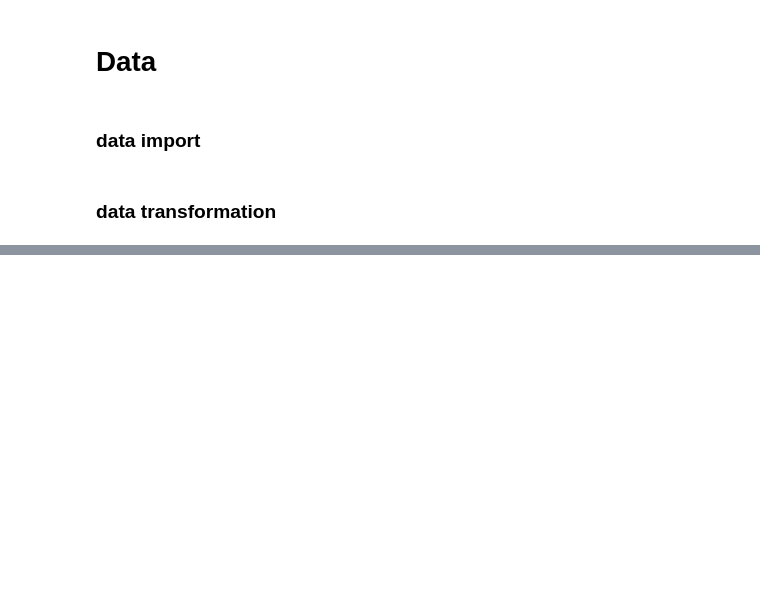
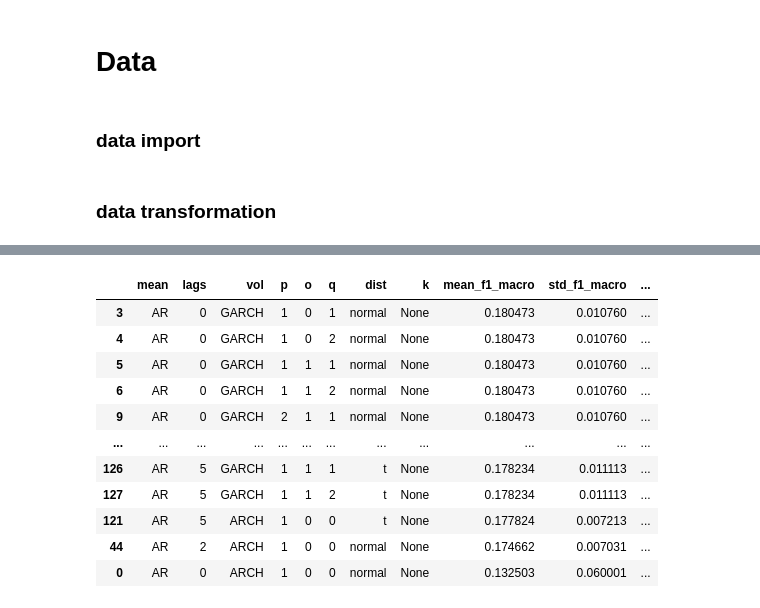
Before and after one commit to szm4c/market-regime-classification, a Jupyter notebook: notebooks/03_arma_garch_exploration.ipynb, the cells around one changed output, grey strips where cells are left out. Drawn from its saved outputs; the diff is of its cells as text; code cells hidden in the pictures; blank space fills up the shorter version.

Commit message:
Finish work on ARCH model. It's a dead end. Mean model predictions are too weak and it simply can't produce any prediction beyond 'sideways'.

```diff
--- a/notebooks/03_arma_garch_exploration.ipynb
+++ b/notebooks/03_arma_garch_exploration.ipynb
@@ -51,0 +344,74 @@ df
+# %%
+df_gs = df[df["delivery_date"] < "2019-01-01"].copy()
+tscv = TimeSeriesSplit(n_splits=5, gap=20)
+sfb = SharpeFeatureBuilder()
+
+# k_grid = [0.05, 0.1, 0.15, 0.2, 0.25, 0.3, 0.35, 0.4]
+k_grid = [None]
+mean_grid = ["AR"]
+lags_grid = list(range(0, 6))
+dist_grid = ["normal", "t"]
+
+# Vol blocks (ARCH vs GARCH)
+arch_grid = list(product(["ARCH"], [1, 2, 3], [0], [0]))          # (vol, p, o, q)
+garch_grid = list(product(["GARCH"], [1, 2], [0, 1], [1, 2]))     # include o=1
+
+vol_param_grid = arch_grid + garch_grid
+
+# Total iterations for progress bar
+gs_iterations = len(k_grid) * len(mean_grid) * len(lags_grid) * len(dist_grid) * len(vol_param_grid)
+
+results = []
+best_score = -np.inf
+best_params = None
+
+for k, mean, lags, dist, (vol, p, o, q) in tqdm(
+    product(k_grid, mean_grid, lags_grid, dist_grid, vol_param_grid),
+    total=gs_iterations,
+    desc="Grid Search",
+):
+    params = {
+        "mean": mean,
+        "lags": lags,
+        "vol": vol,
+        "p": p,
+        "o": o,
+        "q": q,
+        "dist": dist,
+        "k": k,
+    }
+    rp = RegimePipeline(
+        feature_builder=sfb, estimator=SharpeModel(**params)
+    )
+    fold_scores = []
+    for i, (train_idx, test_idx) in enumerate(tscv.split(df_gs)):
+        df_train = df_gs.iloc[train_idx, :]
+        df_test = df_gs.iloc[test_idx, :]
+        rp.fit(df_train)
+        y_true = df_test["target"]
+        y_pred = rp.predict(df_test)
+        score = f1_score(y_true, y_pred, average="macro")
+        # score = f1_trend_only(y_true, y_pred)
+        fold_scores.append(score)
+
+    mean_score = float(np.nanmean(fold_scores))
+    std_score = float(np.nanstd(fold_scores))
+
+    row = {
+        **params,
+        "mean_f1_macro": mean_score,
+        "std_f1_macro": std_score,
+        "fold_scores": fold_scores,
+    }
+    results.append(row)
+    if mean_score > best_score:
+        best_score = mean_score
+        best_params = params
+
+print("Best params:", best_params)
+print("Best mean f1_macro:", best_score)
+display(
+    pd.DataFrame(results)
+    .sort_values(["mean_f1_macro", "std_f1_macro"], ascending=[False, True])
+)
+# %% [output]
@@ -51,0 +420,12 @@ df
+|  | mean | lags | vol | p | o | q | dist | k | mean_f1_macro | std_f1_macro | ... |
+| 3 | AR | 0 | GARCH | 1 | 0 | 1 | normal | None | 0.180473 | 0.010760 | ... |
+| 4 | AR | 0 | GARCH | 1 | 0 | 2 | normal | None | 0.180473 | 0.010760 | ... |
+| 5 | AR | 0 | GARCH | 1 | 1 | 1 | normal | None | 0.180473 | 0.010760 | ... |
+| 6 | AR | 0 | GARCH | 1 | 1 | 2 | normal | None | 0.180473 | 0.010760 | ... |
+| 9 | AR | 0 | GARCH | 2 | 1 | 1 | normal | None | 0.180473 | 0.010760 | ... |
+| ... | ... | ... | ... | ... | ... | ... | ... | ... | ... | ... | ... |
+| 126 | AR | 5 | GARCH | 1 | 1 | 1 | t | None | 0.178234 | 0.011113 | ... |
+| 127 | AR | 5 | GARCH | 1 | 1 | 2 | t | None | 0.178234 | 0.011113 | ... |
+| 121 | AR | 5 | ARCH | 1 | 0 | 0 | t | None | 0.177824 | 0.007213 | ... |
+| 44 | AR | 2 | ARCH | 1 | 0 | 0 | normal | None | 0.174662 | 0.007031 | ... |
+| 0 | AR | 0 | ARCH | 1 | 0 | 0 | normal | None | 0.132503 | 0.060001 | ... |
```
Also changed, not shown: parts of 36 cells of this notebook, 4 other files.
